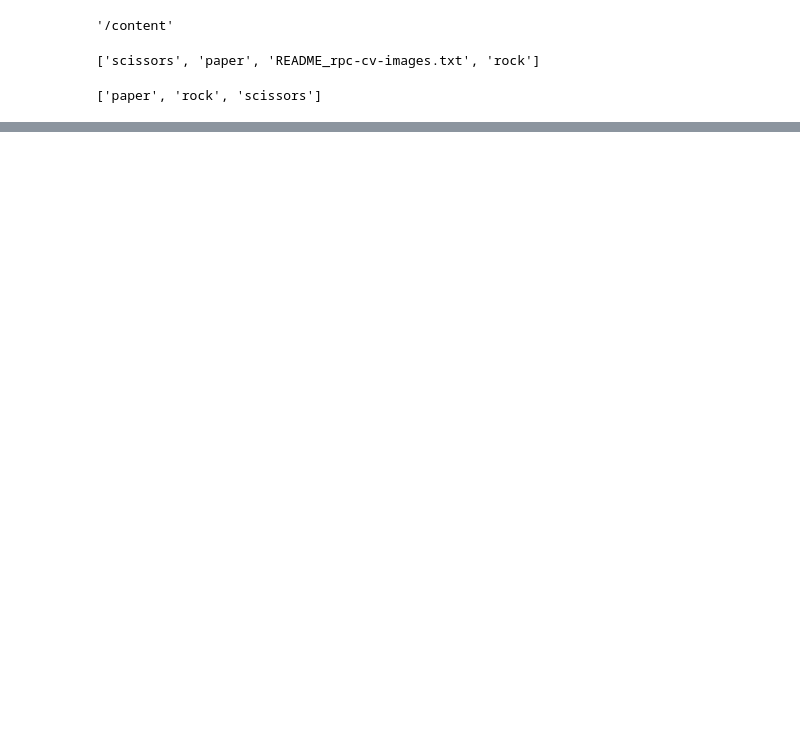
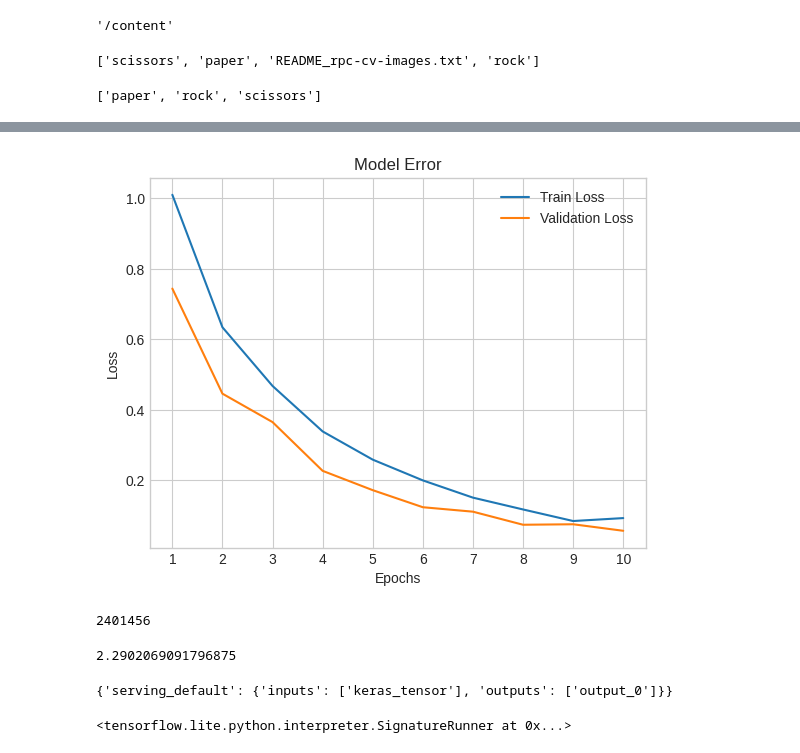
Before and after one commit to Kelnite/Hut, a Jupyter notebook: Lab 01.ipynb, the cells around one changed output, grey strips where cells are left out. Saved outputs shown, nothing was run; the diff lists cells and outputs as text; code cells hidden in the pictures; blank space fills up the shorter version.

```diff
--- a/Lab 01.ipynb
+++ b/Lab 01.ipynb
@@ -99,0 +114,4 @@ model.evaluate(valid, verbose=False)
+# %%
+plot.Falplot
+# %% [output]
+[figure, added]
@@ -99,0 +122,32 @@ model.evaluate(valid, verbose=False)
+# %%
+tflite = tf.lite.TFLiteConverter
+
+tflite_model = tflite.from_saved_model(ModelFolder)
+
+tflite_model.optimizations = [tf.lite.Optimize.DEFAULT]
+
+tflite_model = tflite_model.convert()
+
+pathfile = "HutModel01.tflite"
+
+tflite_model_file = pathlib.Path(pathfile)
+
+tflite_model_file.write_bytes(tflite_model)
+# %% [output]
+2401456
+# %%
+os.path.getsize(pathfile) / float(2**20)
+# %% [output]
+2.2902069091796875
+# %%
+interpreter = tf.lite.Interpreter(model_path=pathfile)
+
+interpreter.get_signature_list()
+# %% [output]
+{'serving_default': {'inputs': ['keras_tensor'], 'outputs': ['output_0']}}
+# %%
+lite_interpreter = interpreter.get_signature_runner('serving_default')
+
+lite_interpreter
+# %% [output]
+<tensorflow.lite.python.interpreter.SignatureRunner at 0x...>
```
Also changed, not shown: parts of 11 cells of this notebook.
